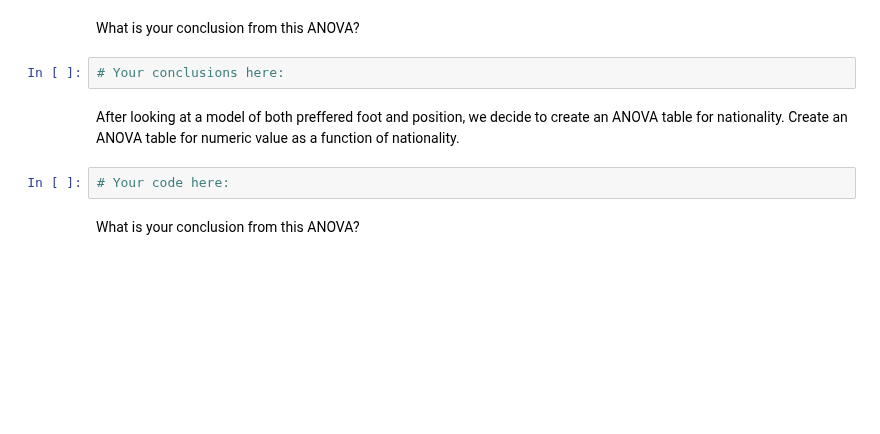
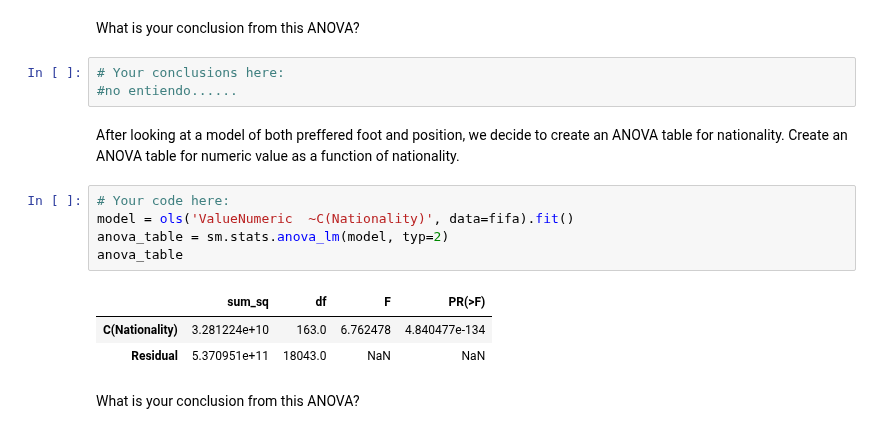
Before and after one commit to Almuglezsalcedo/datamad0119, a Jupyter notebook: module-2/lab-correlation-tests-with-scipy/your-code/main.ipynb, the cells around one changed output. Cells and saved outputs as stored; diff of their text form; blank space fills up the shorter version.

```diff
--- a/module-2/lab-correlation-tests-with-scipy/your-code/main.ipynb
+++ b/module-2/lab-correlation-tests-with-scipy/your-code/main.ipynb
@@ -80,10 +80,18 @@ anova_table
 What is your conclusion from this ANOVA?
 # %%
 # Your conclusions here:
+#no entiendo......
 # %% [markdown]
 After looking at a model of both preffered foot and position, we decide to create an ANOVA table for nationality. Create an ANOVA table for numeric value as a function of nationality.
-# %%
-# Your code here:
+# %%
+# Your code here:
+model = ols('ValueNumeric  ~C(Nationality)', data=fifa).fit()
+anova_table = sm.stats.anova_lm(model, typ=2)
+anova_table
+# %% [output]
+|  | sum_sq | df | F | PR(>F) |
+| C(Nationality) | 3.281224e+10 | 163.0 | 6.762478 | 4.840477e-134 |
+| Residual | 5.370951e+11 | 18043.0 | NaN | NaN |
 # %% [markdown]
 What is your conclusion from this ANOVA?
 # %% [markdown]
```
Also changed, not shown: parts of 9 cells of this notebook.
